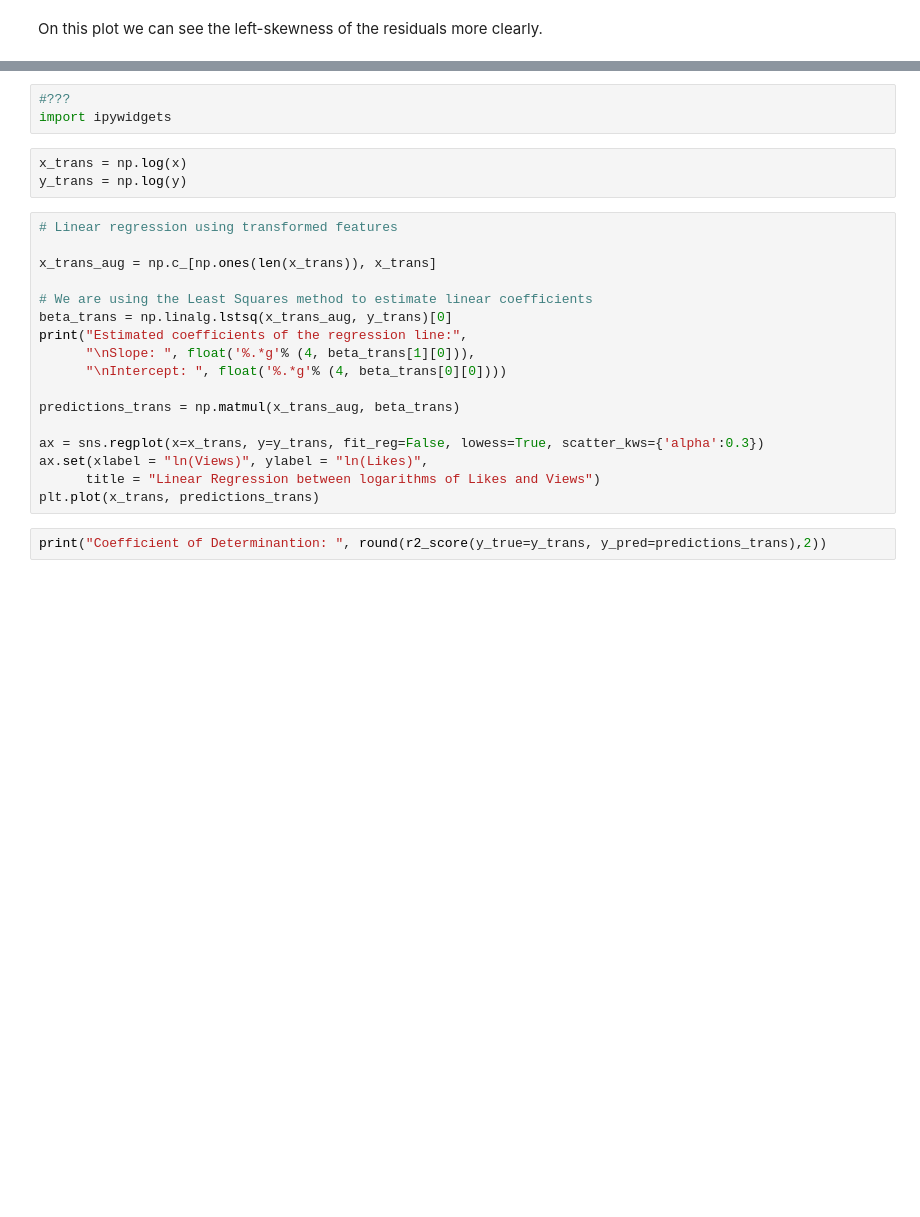
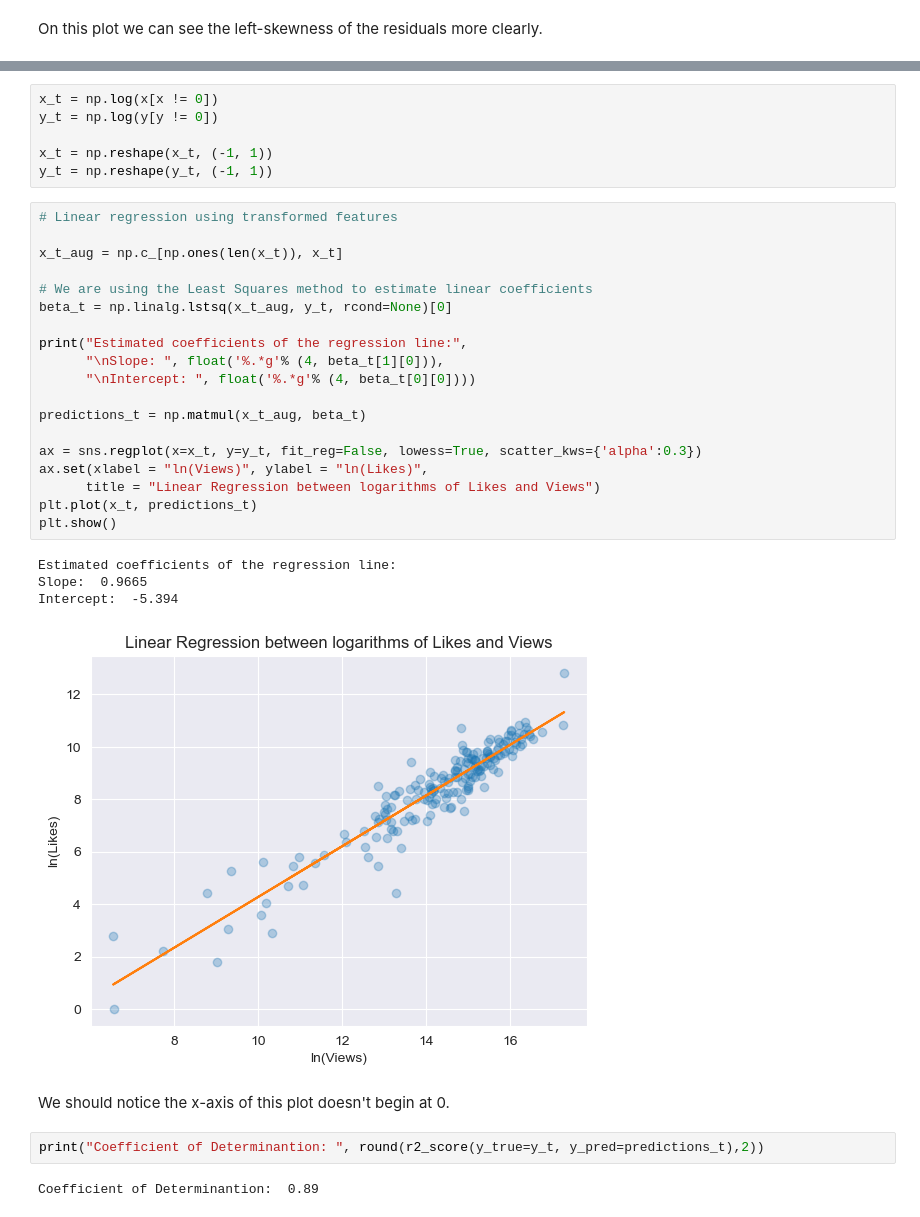
Before and after one commit to Untamevo/Projects, a Jupyter notebook: PAD project/Project1.ipynb, the cells around one changed output, grey strips where cells are left out. Cells and saved outputs as stored; diff of their text form; blank space fills up the shorter version.

```diff
--- a/PAD project/Project1.ipynb
+++ b/PAD project/Project1.ipynb
@@ -194,26 +308,37 @@ On this plot we can see the left-skewness of the residuals more clearly.
-# %%
-#???
-import ipywidgets
 # %%
-x_trans = np.log(x)
-y_trans = np.log(y)
+x_t = np.log(x[x != 0])
+y_t = np.log(y[y != 0])
+
+x_t = np.reshape(x_t, (-1, 1))
+y_t = np.reshape(y_t, (-1, 1))
 # %%
 # Linear regression using transformed features
 
-x_trans_aug = np.c_[np.ones(len(x_trans)), x_trans]
+x_t_aug = np.c_[np.ones(len(x_t)), x_t]
 
 # We are using the Least Squares method to estimate linear coefficients
-beta_trans = np.linalg.lstsq(x_trans_aug, y_trans)[0]
+beta_t = np.linalg.lstsq(x_t_aug, y_t, rcond=None)[0]
+
 print("Estimated coefficients of the regression line:",
-      "\nSlope: ", float('%.*g'% (4, beta_trans[1][0])),
-      "\nIntercept: ", float('%.*g'% (4, beta_trans[0][0])))
+      "\nSlope: ", float('%.*g'% (4, beta_t[1][0])),
+      "\nIntercept: ", float('%.*g'% (4, beta_t[0][0])))
 
-predictions_trans = np.matmul(x_trans_aug, beta_trans)
+predictions_t = np.matmul(x_t_aug, beta_t)
 
-ax = sns.regplot(x=x_trans, y=y_trans, fit_reg=False, lowess=True, scatter_kws={'alpha':0.3})
+ax = sns.regplot(x=x_t, y=y_t, fit_reg=False, lowess=True, scatter_kws={'alpha':0.3})
 ax.set(xlabel = "ln(Views)", ylabel = "ln(Likes)",
       title = "Linear Regression between logarithms of Likes and Views")
-plt.plot(x_trans, predictions_trans)
+plt.plot(x_t, predictions_t)
+plt.show()
+# %% [output]
+Estimated coefficients of the regression line:
+Slope:  0.9665
+Intercept:  -5.394
+[figure, added]
+# %% [markdown]
+We should notice the x-axis of this plot doesn't begin at 0.
 # %%
-print("Coefficient of Determinantion: ", round(r2_score(y_true=y_trans, y_pred=predictions_trans),2))
+print("Coefficient of Determinantion: ", round(r2_score(y_true=y_t, y_pred=predictions_t),2))
+# %% [output]
+Coefficient of Determinantion:  0.89
 # %% [markdown]
```
Also changed, not shown: parts of 92 cells of this notebook.
